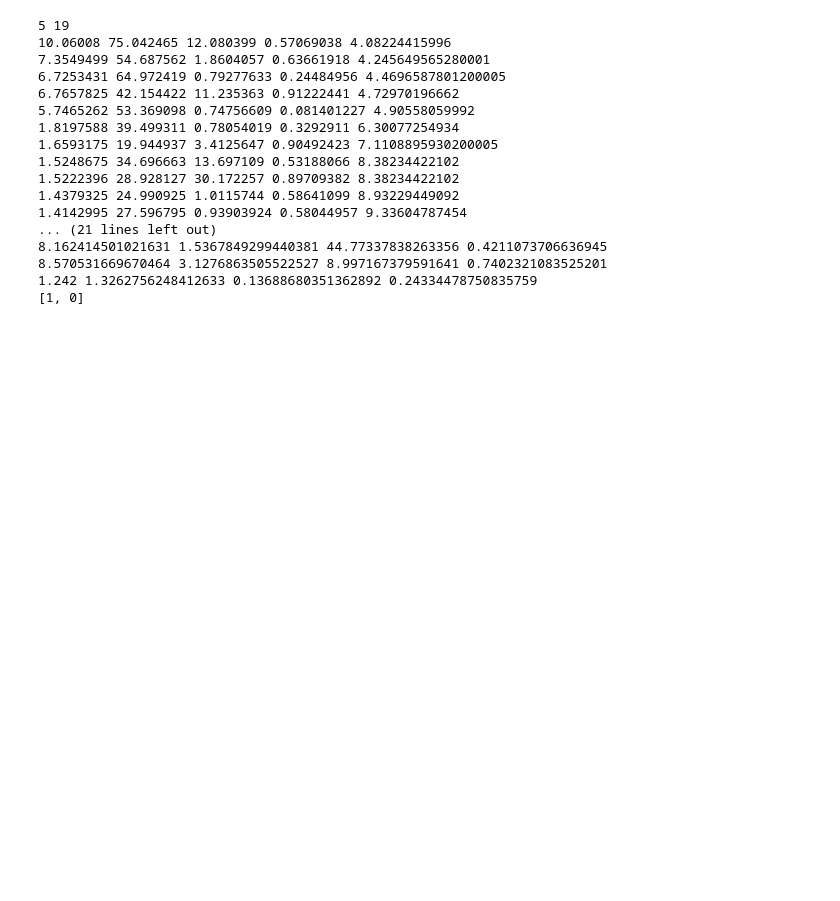
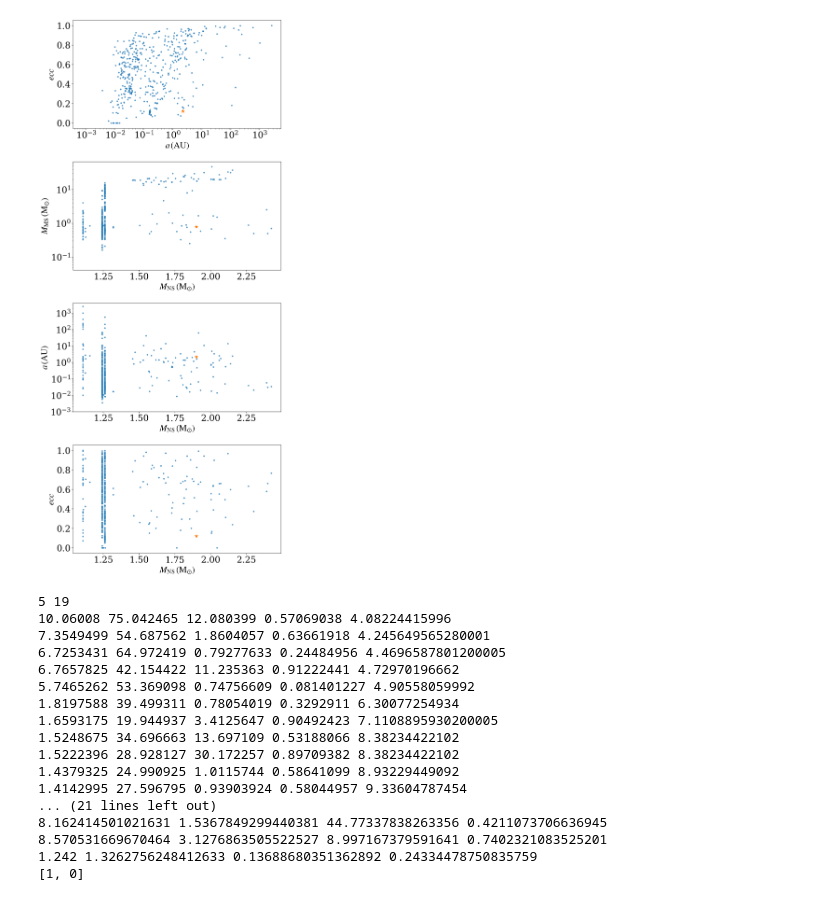
Before and after one commit to claireshiye/MyPythonCode, a Jupyter notebook: ej_BHNS_MS_catalog.ipynb, the cells around one changed output. Cells and saved outputs as stored; diff of their text form; code cells hidden in the pictures; blank space fills up the shorter version.

```diff
--- a/ej_BHNS_MS_catalog.ipynb
+++ b/ej_BHNS_MS_catalog.ipynb
@@ -161,3 +288,38 @@ fig.tight_layout()
+# %%
+##Gaia NS1
+fig, axs = plt.subplots(nrows=4, figsize=(10, 22))
+
+axs[0].scatter(sma[1], ecc[1], alpha=0.7, s=10)
+axs[0].scatter(2.21, 0.122, marker='*', s=80)
+
+axs[1].scatter(m0[1], m1[1], alpha=0.7, s=10)
+axs[1].scatter(1.9, 0.79, marker='*', s=80)
+
+axs[2].scatter(m0[1], sma[1], alpha=0.7, s=10)
+axs[2].scatter(1.9, 2.21, marker='*', s=80)
+
+axs[3].scatter(m0[1], ecc[1], alpha=0.7, s=10)
+axs[3].scatter(1.9, 0.122, marker='*', s=80)
+
+axs[0].set_xscale('log')
+axs[0].set_xlabel(r'$a\,(\rm{AU})$')
+axs[0].set_ylabel(r'$ecc$')
+
+axs[1].set_yscale('log')
+axs[1].set_xlabel(r'$M_{\rm NS}\,(\rm{M_{\odot}})$')
+axs[1].set_ylabel(r'$M_{\rm MS}\,(\rm{M_{\odot}})$')
+
+axs[2].set_yscale('log')
+axs[2].set_ylim(ymin = 0.001, ymax = 4000)
+axs[2].set_xlabel(r'$M_{\rm NS}\,(\rm{M_{\odot}})$')
+axs[2].set_ylabel(r'$a\,(\rm{AU})$')
+
+axs[3].set_xlabel(r'$M_{\rm NS}\,(\rm{M_{\odot}})$')
+axs[3].set_ylabel(r'$ecc$')
+
+fig.tight_layout()
+# %% [output]
+[figure, added]
 # %%
 tesc = [[],[]]; m0 = [[],[]]; m1 = [[],[]]
 sma = [[],[]]; ecc = [[],[]]
```
Also changed, not shown: parts of 3 cells of this notebook.
